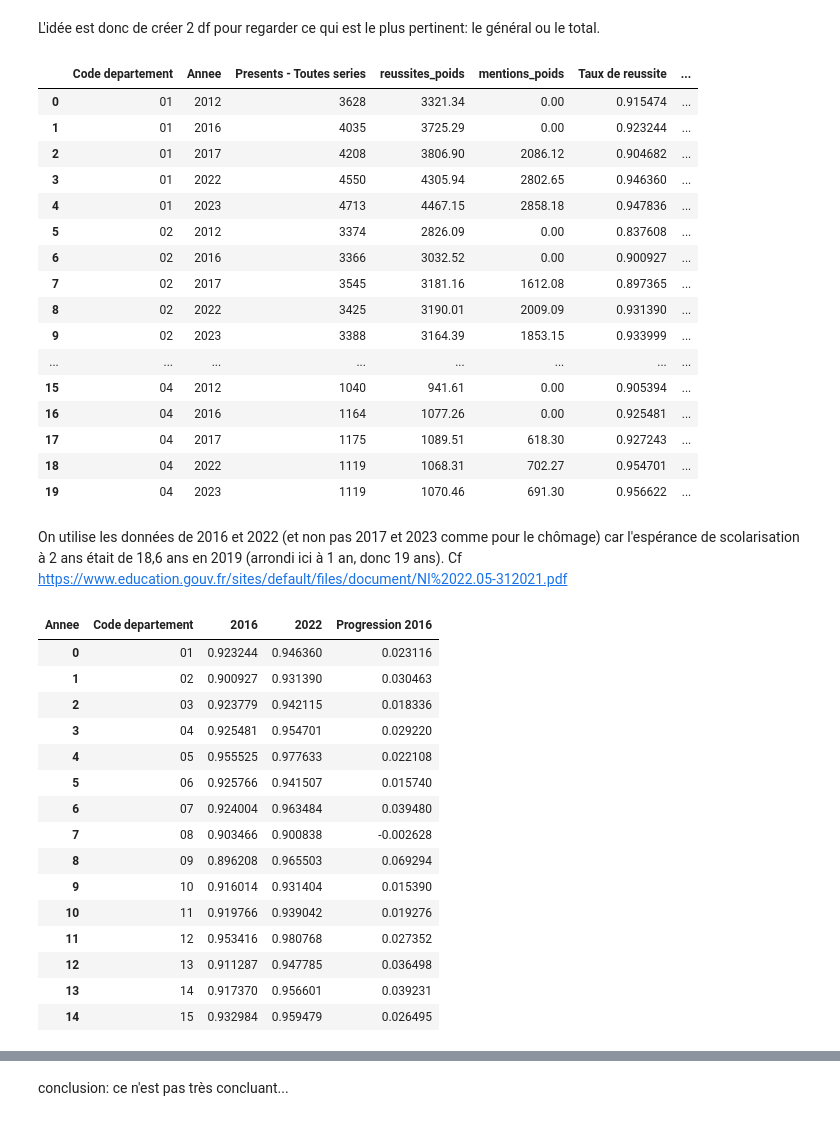
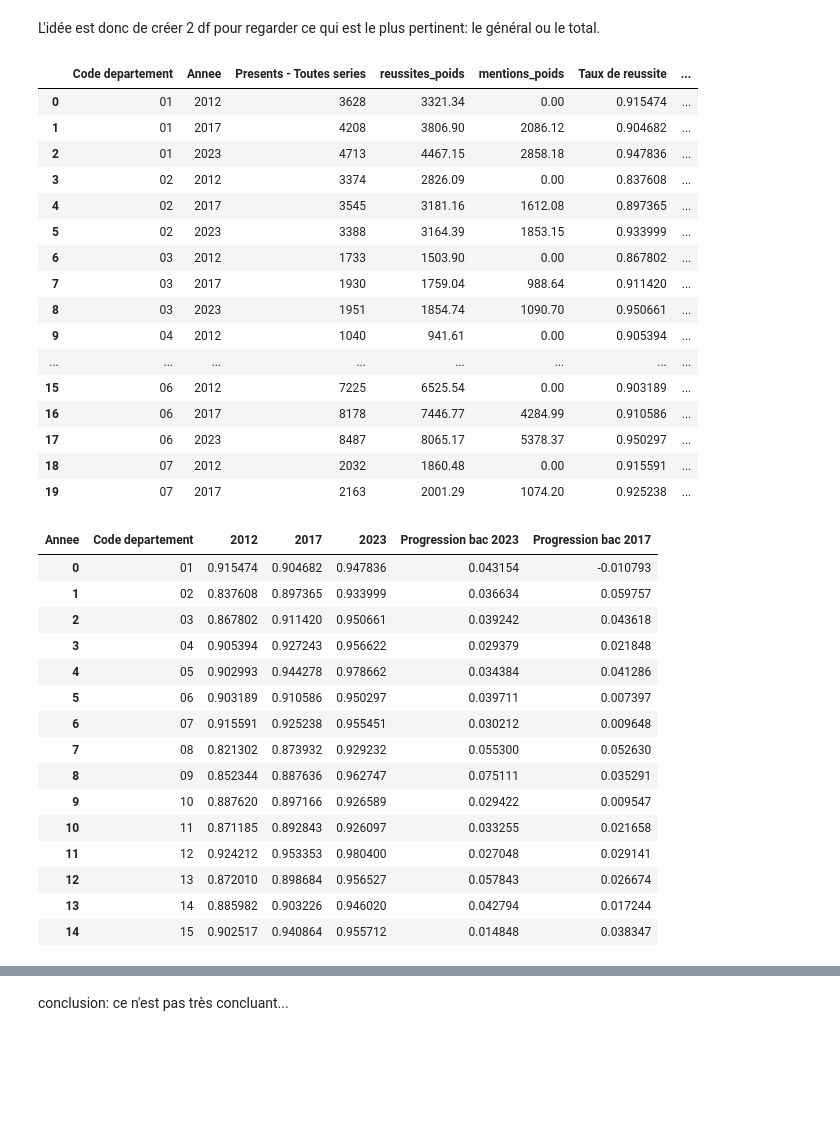
Before and after one commit to ma2nons/Projet-python, a Jupyter notebook: département/test_annees.ipynb, the cells around one changed output, grey strips where cells are left out. Drawn from its saved outputs; the diff is of its cells as text; code cells hidden in the pictures; blank space fills up the shorter version.

```diff
--- a/département/test_annees.ipynb
+++ b/département/test_annees.ipynb
@@ -175,7 +175,7 @@ bac_tot=bac[["Annee","Code departement","Presents - Toutes series","Taux de reus
 
 bac_tot["reussites_poids"] = bac_tot["Presents - Toutes series"]*bac_tot["Taux de reussite - Toutes series"]/100
 bac_tot["mentions_poids"] = bac_tot["Presents - Toutes series"]*bac_tot["Taux de mentions - Toutes series"]/100
-bac_tot=bac_tot[(bac_tot["Annee"]==2012) | (bac_tot["Annee"]==2016) | (bac_tot["Annee"]==2022)|(bac_tot["Annee"]==2017) | (bac_tot["Annee"]==2023)]
+bac_tot=bac_tot[(bac_tot["Annee"]==2012) | (bac_tot["Annee"]==2017) | (bac_tot["Annee"]==2023)]
 
 
 bac_tot = bac_tot.groupby(["Code departement","Annee"]).agg({"Presents - Toutes series":"sum",
@@ -190,54 +190,53 @@ bac_tot.head(20)
 # %% [output]
 |  | Code departement | Annee | Presents - Toutes series | reussites_poids | mentions_poids | Taux de reussite | ... |
 | 0 | 01 | 2012 | 3628 | 3321.34 | 0.00 | 0.915474 | ... |
-| 1 | 01 | 2016 | 4035 | 3725.29 | 0.00 | 0.923244 | ... |
-| 2 | 01 | 2017 | 4208 | 3806.90 | 2086.12 | 0.904682 | ... |
-| 3 | 01 | 2022 | 4550 | 4305.94 | 2802.65 | 0.946360 | ... |
-| 4 | 01 | 2023 | 4713 | 4467.15 | 2858.18 | 0.947836 | ... |
-| 5 | 02 | 2012 | 3374 | 2826.09 | 0.00 | 0.837608 | ... |
-| 6 | 02 | 2016 | 3366 | 3032.52 | 0.00 | 0.900927 | ... |
-| 7 | 02 | 2017 | 3545 | 3181.16 | 1612.08 | 0.897365 | ... |
-| 8 | 02 | 2022 | 3425 | 3190.01 | 2009.09 | 0.931390 | ... |
-| 9 | 02 | 2023 | 3388 | 3164.39 | 1853.15 | 0.933999 | ... |
+| 1 | 01 | 2017 | 4208 | 3806.90 | 2086.12 | 0.904682 | ... |
+| 2 | 01 | 2023 | 4713 | 4467.15 | 2858.18 | 0.947836 | ... |
+| 3 | 02 | 2012 | 3374 | 2826.09 | 0.00 | 0.837608 | ... |
+| 4 | 02 | 2017 | 3545 | 3181.16 | 1612.08 | 0.897365 | ... |
+| 5 | 02 | 2023 | 3388 | 3164.39 | 1853.15 | 0.933999 | ... |
+| 6 | 03 | 2012 | 1733 | 1503.90 | 0.00 | 0.867802 | ... |
+| 7 | 03 | 2017 | 1930 | 1759.04 | 988.64 | 0.911420 | ... |
+| 8 | 03 | 2023 | 1951 | 1854.74 | 1090.70 | 0.950661 | ... |
+| 9 | 04 | 2012 | 1040 | 941.61 | 0.00 | 0.905394 | ... |
 | ... | ... | ... | ... | ... | ... | ... | ... |
-| 15 | 04 | 2012 | 1040 | 941.61 | 0.00 | 0.905394 | ... |
-| 16 | 04 | 2016 | 1164 | 1077.26 | 0.00 | 0.925481 | ... |
-| 17 | 04 | 2017 | 1175 | 1089.51 | 618.30 | 0.927243 | ... |
-| 18 | 04 | 2022 | 1119 | 1068.31 | 702.27 | 0.954701 | ... |
-| 19 | 04 | 2023 | 1119 | 1070.46 | 691.30 | 0.956622 | ... |
+| 15 | 06 | 2012 | 7225 | 6525.54 | 0.00 | 0.903189 | ... |
+| 16 | 06 | 2017 | 8178 | 7446.77 | 4284.99 | 0.910586 | ... |
+| 17 | 06 | 2023 | 8487 | 8065.17 | 5378.37 | 0.950297 | ... |
+| 18 | 07 | 2012 | 2032 | 1860.48 | 0.00 | 0.915591 | ... |
+| 19 | 07 | 2017 | 2163 | 2001.29 | 1074.20 | 0.925238 | ... |
-# %% [markdown]
-On utilise les données de 2016 et 2022 (et non pas 2017 et 2023 comme pour le chômage) car l'espérance de scolarisation à 2 ans était de 18,6 ans en 2019 (arrondi ici à 1 an, donc 19 ans). Cf https://www.education.gouv.fr/sites/default/files/document/NI%2022.05-312021.pdf
 # %%
 # base avec un taux de progression entre 2017 et 2023
 
 bac_prog_CT=bac_tot[["Code departement","Annee","Taux de reussite"]]
-bac_prog_CT=bac_prog_CT[(bac_prog_CT["Annee"]==2016)| (bac_prog_CT["Annee"]==2022)]
+bac_prog_CT=bac_prog_CT[(bac_prog_CT["Annee"]==2012)|(bac_prog_CT["Annee"]==2017)| (bac_prog_CT["Annee"]==2023)]
 
 bac_prog_CT=bac_prog_CT.pivot_table(
     index=['Code departement'],
     columns='Annee',
     values='Taux de reussite').reset_index()
 
-bac_prog_CT["Progression 2016"]=bac_prog_CT[2022]-bac_prog_CT[2016]
+bac_prog_CT["Progression bac 2023"]=bac_prog_CT[2023]-bac_prog_CT[2017]
+bac_prog_CT["Progression bac 2017"]=bac_prog_CT[2017]-bac_prog_CT[2012]
 
 bac_prog_CT.head(15)
 # %% [output]
-| Annee | Code departement | 2016 | 2022 | Progression 2016 |
-| 0 | 01 | 0.923244 | 0.946360 | 0.023116 |
-| 1 | 02 | 0.900927 | 0.931390 | 0.030463 |
-| 2 | 03 | 0.923779 | 0.942115 | 0.018336 |
-| 3 | 04 | 0.925481 | 0.954701 | 0.029220 |
-| 4 | 05 | 0.955525 | 0.977633 | 0.022108 |
-| 5 | 06 | 0.925766 | 0.941507 | 0.015740 |
-| 6 | 07 | 0.924004 | 0.963484 | 0.039480 |
-| 7 | 08 | 0.903466 | 0.900838 | -0.002628 |
-| 8 | 09 | 0.896208 | 0.965503 | 0.069294 |
-| 9 | 10 | 0.916014 | 0.931404 | 0.015390 |
-| 10 | 11 | 0.919766 | 0.939042 | 0.019276 |
-| 11 | 12 | 0.953416 | 0.980768 | 0.027352 |
-| 12 | 13 | 0.911287 | 0.947785 | 0.036498 |
-| 13 | 14 | 0.917370 | 0.956601 | 0.039231 |
-| 14 | 15 | 0.932984 | 0.959479 | 0.026495 |
+| Annee | Code departement | 2012 | 2017 | 2023 | Progression bac 2023 | Progression bac 2017 |
+| 0 | 01 | 0.915474 | 0.904682 | 0.947836 | 0.043154 | -0.010793 |
+| 1 | 02 | 0.837608 | 0.897365 | 0.933999 | 0.036634 | 0.059757 |
+| 2 | 03 | 0.867802 | 0.911420 | 0.950661 | 0.039242 | 0.043618 |
+| 3 | 04 | 0.905394 | 0.927243 | 0.956622 | 0.029379 | 0.021848 |
+| 4 | 05 | 0.902993 | 0.944278 | 0.978662 | 0.034384 | 0.041286 |
+| 5 | 06 | 0.903189 | 0.910586 | 0.950297 | 0.039711 | 0.007397 |
+| 6 | 07 | 0.915591 | 0.925238 | 0.955451 | 0.030212 | 0.009648 |
+| 7 | 08 | 0.821302 | 0.873932 | 0.929232 | 0.055300 | 0.052630 |
+| 8 | 09 | 0.852344 | 0.887636 | 0.962747 | 0.075111 | 0.035291 |
+| 9 | 10 | 0.887620 | 0.897166 | 0.926589 | 0.029422 | 0.009547 |
+| 10 | 11 | 0.871185 | 0.892843 | 0.926097 | 0.033255 | 0.021658 |
+| 11 | 12 | 0.924212 | 0.953353 | 0.980400 | 0.027048 | 0.029141 |
+| 12 | 13 | 0.872010 | 0.898684 | 0.956527 | 0.057843 | 0.026674 |
+| 13 | 14 | 0.885982 | 0.903226 | 0.946020 | 0.042794 | 0.017244 |
+| 14 | 15 | 0.902517 | 0.940864 | 0.955712 | 0.014848 | 0.038347 |
 # %%
 emploi_prog_CT["Code departement"] = emploi_prog_CT["Code departement"].astype(str).str.zfill(3)
 
```
Also changed, not shown: parts of 9 cells of this notebook.
